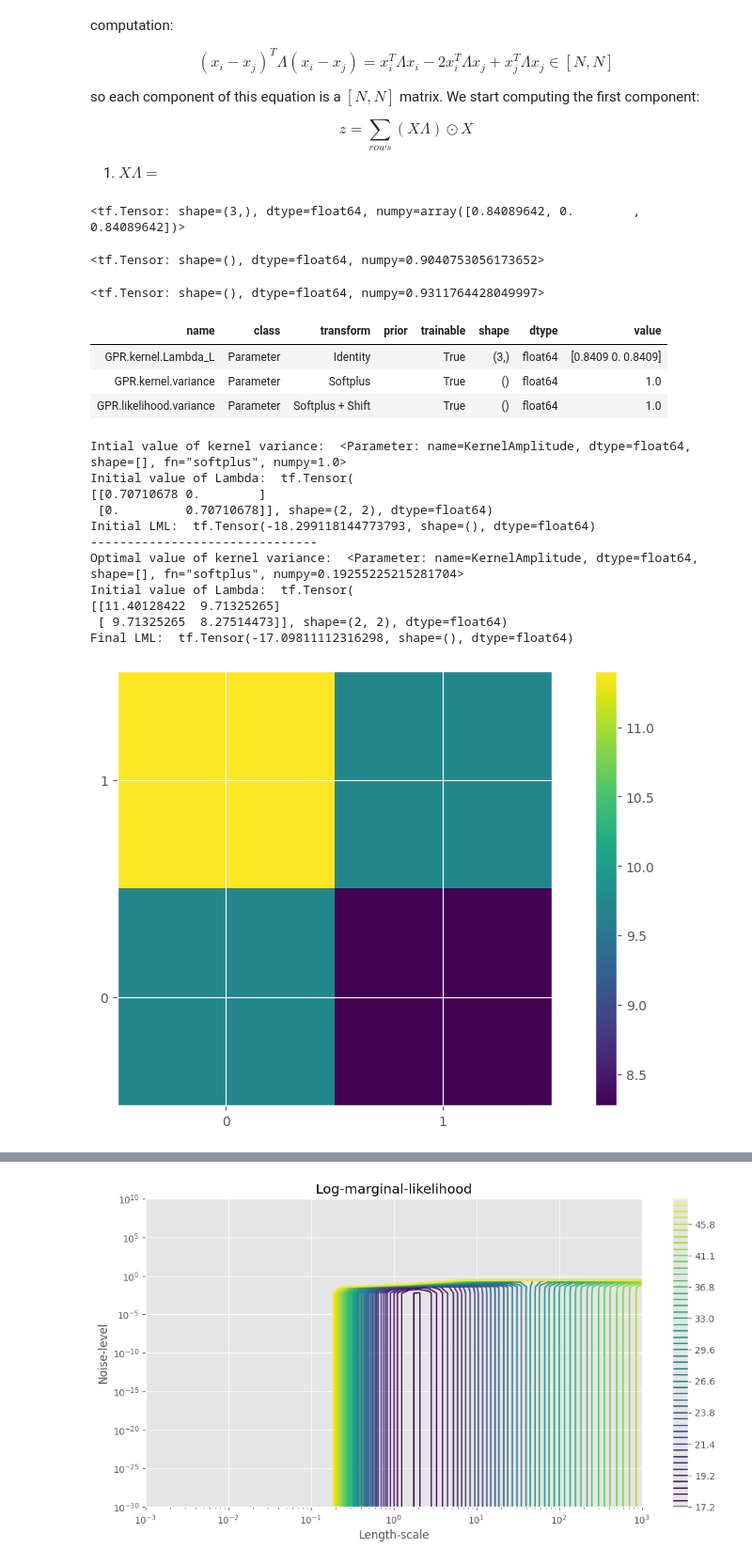
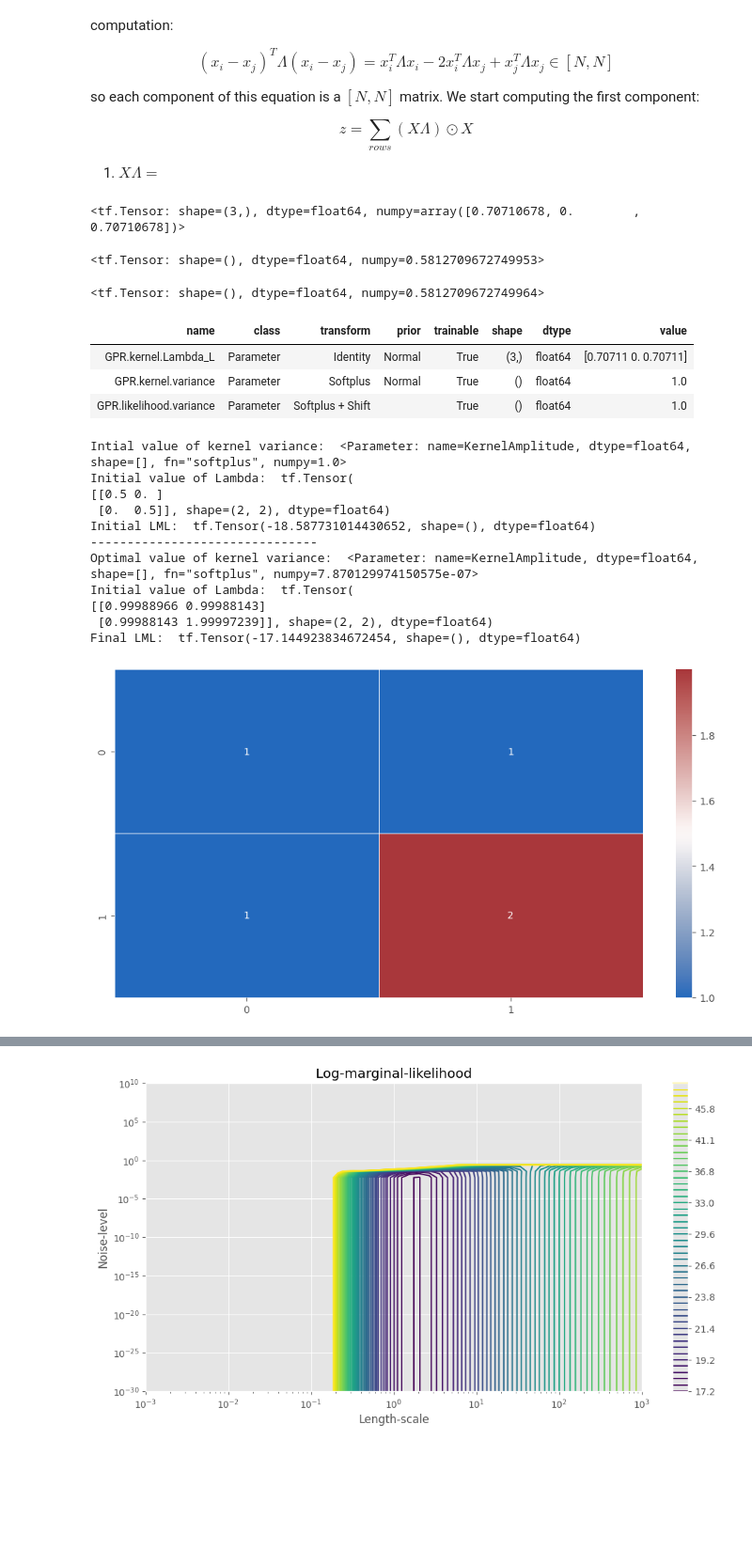
Before and after one commit to mattyred/BSGP_Automatic_Independence_Determination, a Jupyter notebook: LambdaRBFKernel/kernel.ipynb, the cells around one changed output, grey strips where cells are left out. Shown at 94% size. Saved outputs shown, nothing was run; the diff lists cells and outputs as text; code cells hidden in the pictures; blank space fills up the shorter version.

```diff
--- a/LambdaRBFKernel/kernel.ipynb
+++ b/LambdaRBFKernel/kernel.ipynb
@@ -151,8 +153,8 @@ class LambdaRBF(gpflow.kernels.Kernel):
             X2 = X
         N1 = X.shape[0]
         N2 = X2.shape[0]
-        Lambda = tfp.math.fill_triangular(self.Lambda_L) # TRY
-        Lambda = tf.linalg.matmul(Lambda, tf.transpose(Lambda))
+        Lambda_L = tfp.math.fill_triangular(self.Lambda_L) # TRY
+        Lambda = tf.linalg.matmul(Lambda_L, tf.transpose(Lambda_L))
         # Lambda = tf.linalg.matmul(self.Lambda_L, tf.transpose(self.Lambda_L)) # recover LLᵀ
 
         # compute z, z2
@@ -191,8 +193,8 @@ class LambdaRBF(gpflow.kernels.Kernel):
         return tf.reshape(l, [D,D])
 # %%
 def get_lower_triangular_diag(diag):
-    Lambda_inv = tf.linalg.diag(diag)
-    Lambda = tf.linalg.inv(Lambda_inv)
+    Lambda = tf.linalg.diag(1/(diag**2))
+    #Lambda = tf.linalg.inv(Lambda_inv)
     L = tf.linalg.cholesky(Lambda)
     return L
 
@@ -200,7 +202,7 @@ lengthscales = tf.constant([2**0.5]*2, dtype=tf.float64)
 Lambda_L = get_lower_triangular_diag(lengthscales)
 tfp.math.fill_triangular_inverse(Lambda_L)
 # %% [output]
-<tf.Tensor: shape=(3,), dtype=float64, numpy=array([0.84089642, 0.        , 0.84089642])>
+<tf.Tensor: shape=(3,), dtype=float64, numpy=array([0.70710678, 0.        , 0.70710678])>
 # %%
 #Lambda = tf.constant([[1/4, 0],[0, 1/4]], dtype=tf.float64)#(1/4)*tf.eye(2, dtype=tf.float64)
 D = 2
@@ -211,55 +213,56 @@ Lambda_L = get_lower_triangular_diag(lengthscales)
 Lambda_L = tfp.math.fill_triangular_inverse(Lambda_L) # TRY
 LSE = LambdaRBF(Lambda_L, 1.0)
 Kxx = LSE.K(X_train_2D[0:10,:])
-Kxx[3,6]
+Kxx[0,1]
 # %% [output]
-<tf.Tensor: shape=(), dtype=float64, numpy=0.9040753056173652>
+<tf.Tensor: shape=(), dtype=float64, numpy=0.5812709672749953>
 # %%
-k = gpflow.kernels.SquaredExponential(variance=1, lengthscales=[D**0.5]*D)
+k = gpflow.kernels.SquaredExponential(variance=1, lengthscales=lengthscales.numpy())
 Kxx = k.K(X_train_2D[0:10,:])
-Kxx[3,6]
+Kxx[0,1]
 # %% [output]
-<tf.Tensor: shape=(), dtype=float64, numpy=0.9311764428049997>
+<tf.Tensor: shape=(), dtype=float64, numpy=0.5812709672749964>
 # %%
-#Lambda = tf.constant([[1/4, 0],[0, 1/4]], dtype=tf.float64)#(1/4)*tf.eye(2, dtype=tf.float64)
 D = 2
 triangular_size = gpflow.utilities.bijectors.triangular_size(D)
 lengthscales = tf.constant([D**0.5]*D, dtype=tf.float64)
 Lambda_L = get_lower_triangular_diag(lengthscales)
 Lambda_L = tfp.math.fill_triangular_inverse(Lambda_L) # TRY
 LSE = LambdaRBF(Lambda_L, 1.0)
+LSE.Lambda_L.prior = tfp.distributions.Normal(loc=gpflow.utilities.to_default_float(1.), scale=gpflow.utilities.to_default_float(1.))
+LSE.variance.prior = tfp.distributions.Normal(loc=gpflow.utilities.to_default_float(0.05), scale=gpflow.utilities.to_default_float(1.))
 model = gpflow.models.GPR(
     (X_train_2D[0:10,:], Y_train[0:10]),
     kernel=LSE,
 )
 gpflow.utilities.print_summary(model, fmt="notebook")
 print('Intial value of kernel variance: ', LSE.variance)
 Lambda_L_matrix = tfp.math.fill_triangular(LSE.Lambda_L)
 print('Initial value of Lambda: ', tf.linalg.matmul(Lambda_L_matrix, tf.transpose(Lambda_L_matrix)))
 print('Initial LML: ',model.log_marginal_likelihood())
 opt = gpflow.optimizers.Scipy()
 opt.minimize(model.training_loss, model.trainable_variables)
 print('-------------------------------')
 print('Optimal value of kernel variance: ', LSE.variance)
 Lambda_L_matrix = tfp.math.fill_triangular(LSE.Lambda_L)
 print('Initial value of Lambda: ', tf.linalg.matmul(Lambda_L_matrix, tf.transpose(Lambda_L_matrix)))
 print('Final LML: ',model.log_marginal_likelihood())
 visualize_matrix(tf.linalg.matmul(Lambda_L_matrix, tf.transpose(Lambda_L_matrix)))
 # %% [output]
 | name | class | transform | prior | trainable | shape | dtype | value |
-| GPR.kernel.Lambda_L | Parameter | Identity |  | True | (3,) | float64 | [0.8409 0. 0.8409] |
-| GPR.kernel.variance | Parameter | Softplus |  | True | () | float64 | 1.0 |
+| GPR.kernel.Lambda_L | Parameter | Identity | Normal | True | (3,) | float64 | [0.70711 0. 0.70711] |
+| GPR.kernel.variance | Parameter | Softplus | Normal | True | () | float64 | 1.0 |
 | GPR.likelihood.variance | Parameter | Softplus + Shift |  | True | () | float64 | 1.0 |
 Intial value of kernel variance:  <Parameter: name=KernelAmplitude, dtype=float64, shape=[], fn="softplus", numpy=1.0>
 Initial value of Lambda:  tf.Tensor(
-[[0.70710678 0.        ]
- [0.         0.70710678]], shape=(2, 2), dtype=float64)
-Initial LML:  tf.Tensor(-18.299118144773793, shape=(), dtype=float64)
+[[0.5 0. ]
+ [0.  0.5]], shape=(2, 2), dtype=float64)
+Initial LML:  tf.Tensor(-18.587731014430652, shape=(), dtype=float64)
 -------------------------------
-Optimal value of kernel variance:  <Parameter: name=KernelAmplitude, dtype=float64, shape=[], fn="softplus", numpy=0.19255225215281704>
+Optimal value of kernel variance:  <Parameter: name=KernelAmplitude, dtype=float64, shape=[], fn="softplus", numpy=7.870129974150575e-07>
 Initial value of Lambda:  tf.Tensor(
-[[11.40128422  9.71325265]
- [ 9.71325265  8.27514473]], shape=(2, 2), dtype=float64)
-Final LML:  tf.Tensor(-17.09811112316298, shape=(), dtype=float64)
+[[0.99988966 0.99988143]
+ [0.99988143 1.99997239]], shape=(2, 2), dtype=float64)
+Final LML:  tf.Tensor(-17.144923834672454, shape=(), dtype=float64)
-[figure, old version]
+[figure, new version]
 # %%
```
Also changed, not shown: parts of 8 cells of this notebook, 3 other files.
